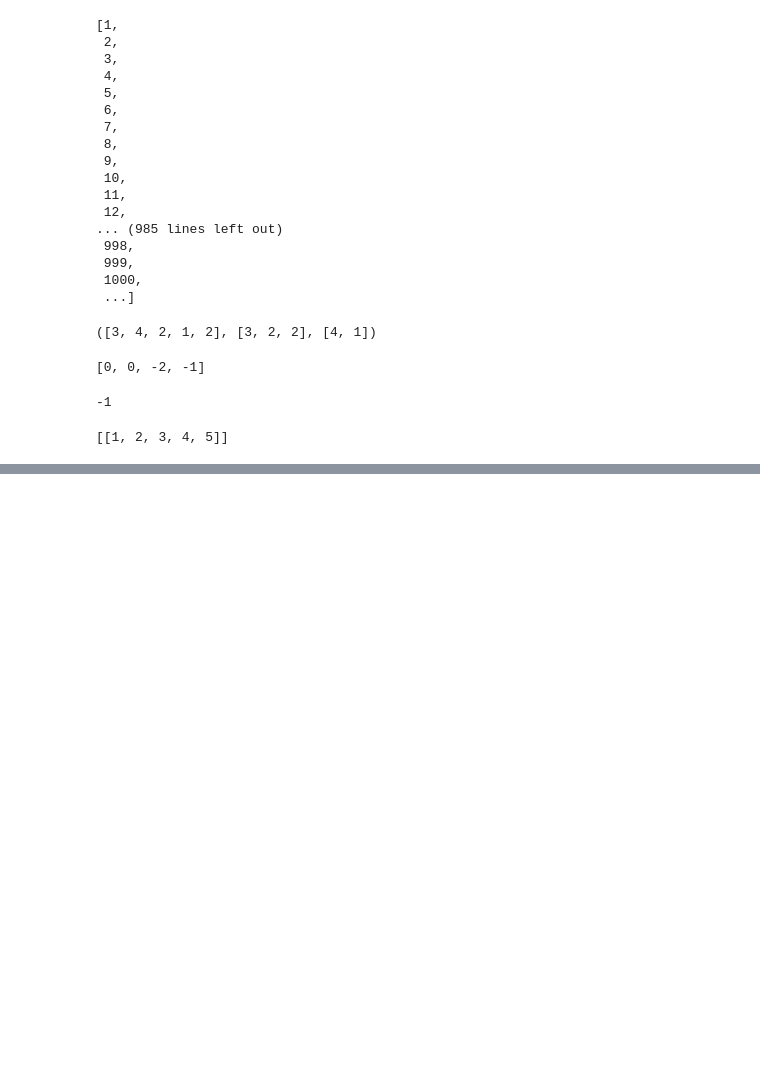
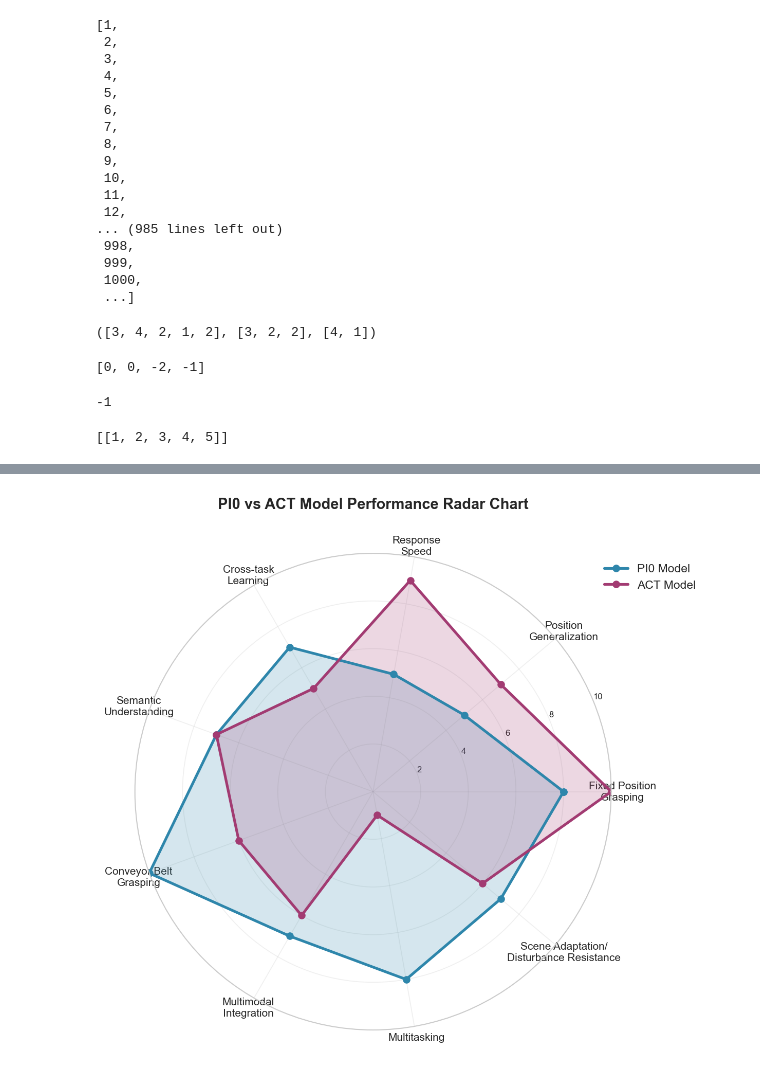
Before and after one commit to vpnasdfghjkl/Camille, a Jupyter notebook: posts/meeting/t.ipynb, the cells around one changed output, grey strips where cells are left out. Cells and saved outputs as stored; diff of their text form; code cells hidden in the pictures; blank space fills up the shorter version.

```diff
--- a/posts/meeting/t.ipynb
+++ b/posts/meeting/t.ipynb
@@ -448,0 +538,60 @@ ans
+# %%
+import matplotlib.pyplot as plt
+import numpy as np
+
+# Set high quality settings
+plt.rcParams['figure.dpi'] = 150
+plt.rcParams['savefig.dpi'] = 300
+
+# Create radar chart
+fig = plt.figure(figsize=(8, 8))
+ax = fig.add_subplot(111, polar=True)
+
+# Evaluation dimensions and scores
+categories = ['Fixed Position\nGrasping', 'Position\nGeneralization', 'Response\nSpeed',
+              'Cross-task\nLearning', 'Semantic\nUnderstanding', 'Conveyor Belt\nGrasping',
+              'Multimodal\nIntegration', 'Multitasking', 'Scene Adaptation/\nDisturbance Resistance']
+
+# PI0 model scores (out of 10)
+values_pi0 = [8, 5, 5, 7, 7, 10, 7, 8, 7]
+
+# ACT trained model scores
+values_act = [10, 7, 9, 5, 7, 6, 6, 1, 6]
+
+# Calculate angles
+N = len(categories)
+angles = [n / float(N) * 2 * np.pi for n in range(N)]
+angles += angles[:1]  # Close the radar chart
+
+# Add PI0 model data
+values_pi0 += values_pi0[:1]
+ax.plot(angles, values_pi0, 'o-', linewidth=2.5, label='PI0 Model', color='#2E86AB', markersize=6)
+ax.fill(angles, values_pi0, alpha=0.2, color='#2E86AB')
+
+# Add ACT trained model data
+values_act += values_act[:1]
+ax.plot(angles, values_act, 'o-', linewidth=2.5, label='ACT Model', color='#A23B72', markersize=6)
+ax.fill(angles, values_act, alpha=0.2, color='#A23B72')
+
+# Set tick labels
+ax.set_xticks(angles[:-1])
+ax.set_xticklabels(categories, fontsize=10)
+
+# Set y-axis range and labels
+ax.set_yticks([2, 4, 6, 8, 10])
+ax.set_yticklabels(['2', '4', '6', '8', '10'], fontsize=8)
+ax.set_ylim(0, 10)
+
+# Add grid
+ax.grid(True, alpha=0.3)
+
+# Add title and legend
+plt.title('PI0 vs ACT Model Performance Radar Chart', size=14, fontweight='bold', y=1.08)
+plt.legend(loc='upper right', bbox_to_anchor=(1.2, 1.0), fontsize=11)
+
+# Save and show
+plt.tight_layout()
+plt.savefig('PI0_model_radar_chart.png', dpi=300, bbox_inches='tight', facecolor='white')
+plt.show()
+# %% [output]
+[figure, added]
```
Also changed, not shown: parts of 2 cells of this notebook, 44 other files.
